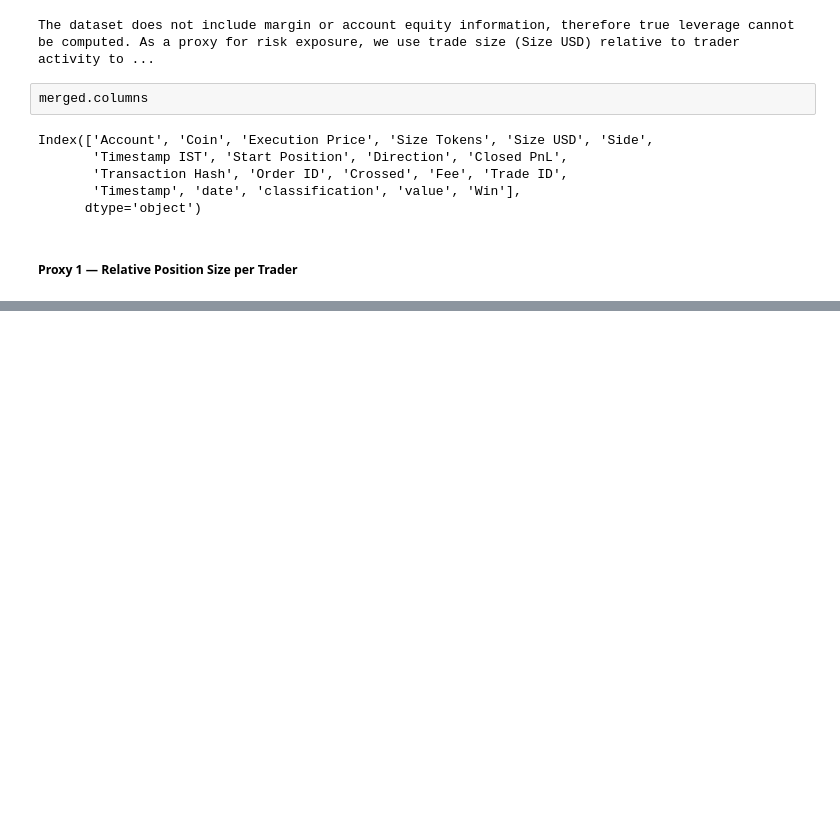
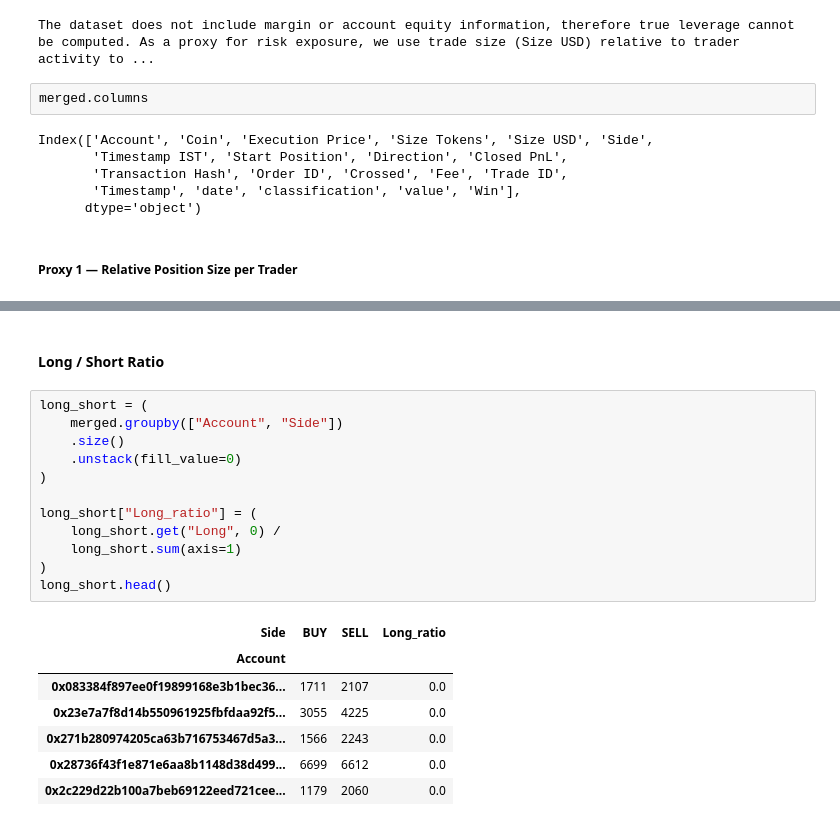
Before and after one commit to Anil-939181/Trader-Performance-vs-Market-Sentiment, a Jupyter notebook: notebooks/Analysis.ipynb, the cells around one changed output, grey strips where cells are left out. Saved outputs shown, nothing was run; the diff lists cells and outputs as text; blank space fills up the shorter version.

```diff
--- a/notebooks/Analysis.ipynb
+++ b/notebooks/Analysis.ipynb
@@ -202,0 +244,22 @@ merged.head()
+# %% [markdown]
+#### Long / Short Ratio
+# %%
+long_short = (
+    merged.groupby(["Account", "Side"])
+    .size()
+    .unstack(fill_value=0)
+)
+
+long_short["Long_ratio"] = (
+    long_short.get("Long", 0) /
+    long_short.sum(axis=1)
+)
+long_short.head()
+# %% [output]
+| Side | BUY | SELL | Long_ratio |
+| Account |  |  |  |
+| 0x083384f897ee0f19899168e3b1bec36... | 1711 | 2107 | 0.0 |
+| 0x23e7a7f8d14b550961925fbfdaa92f5... | 3055 | 4225 | 0.0 |
+| 0x271b280974205ca63b716753467d5a3... | 1566 | 2243 | 0.0 |
+| 0x28736f43f1e871e6aa8b1148d38d499... | 6699 | 6612 | 0.0 |
+| 0x2c229d22b100a7beb69122eed721cee... | 1179 | 2060 | 0.0 |
```
Also changed, not shown: parts of 5 cells of this notebook.
